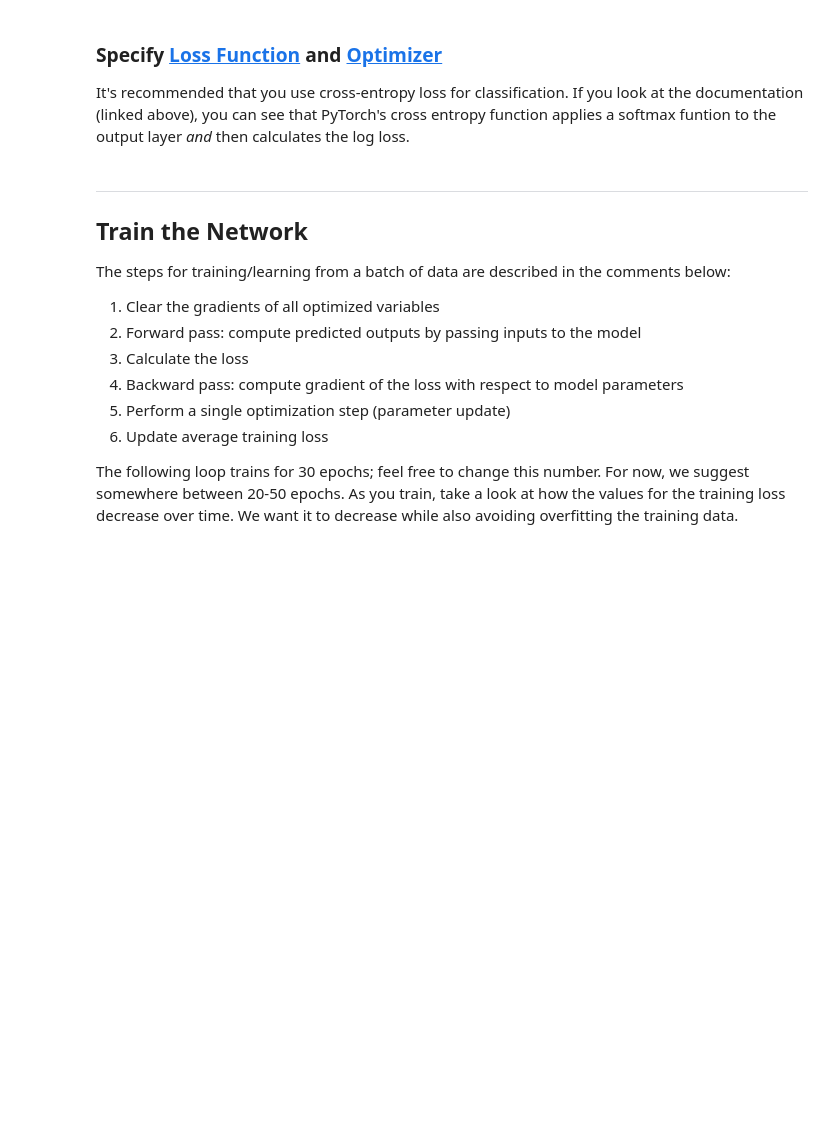
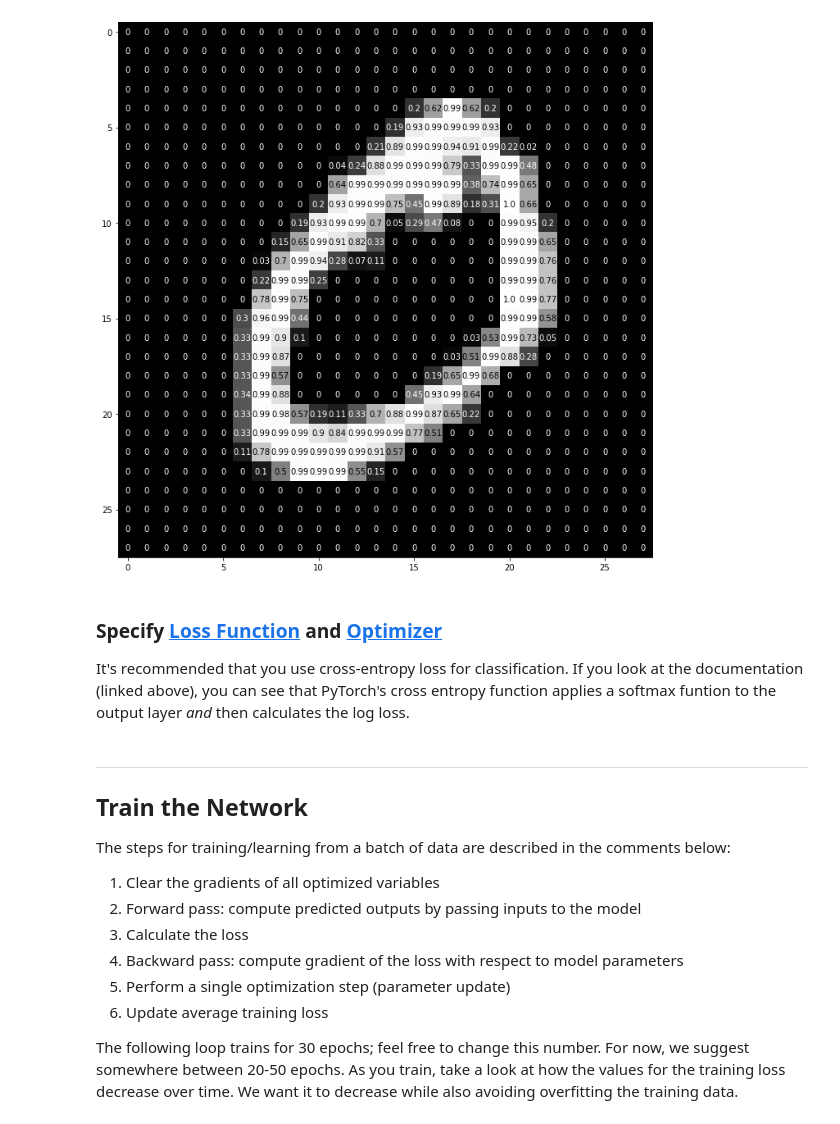
Before and after one commit to itsmeasur/ICG, a Jupyter notebook: ICG_ass_3.ipynb, the cells around one changed output. Cells and saved outputs as stored; diff of their text form; code cells hidden in the pictures; blank space fills up the shorter version.

```diff
--- a/ICG_ass_3.ipynb
+++ b/ICG_ass_3.ipynb
@@ -54,18 +50,17 @@ for idx in np.arange(20):
 # %%
 img = np.squeeze(images[1])
 
 fig = plt.figure(figsize = (12,12))
-ax = fig.add_subplot(111)
+ax = fig.add_subplot()
 ax.imshow(img, cmap='gray')
 width, height = img.shape
-thresh = img.max()/2.5
+thresh = img.max()/2
 for x in range(width):
     for y in range(height):
         val = round(img[x][y],2) if img[x][y] !=0 else 0
-        ax.annotate(str(val), xy=(y,x),
-                    horizontalalignment='center',
-                    verticalalignment='center',
-                    color='white' if img[x][y]<thresh else 'black')
+        ax.annotate(str(val), xy=(y,x), horizontalalignment='center', verticalalignment='center', color='white' if img[x][y]<thresh else 'black')
+# %% [output]
+[figure, added]
 # %%
 import torch.nn as nn
 import torch.nn.functional as F
```
Also changed, not shown: parts of 5 cells of this notebook.
